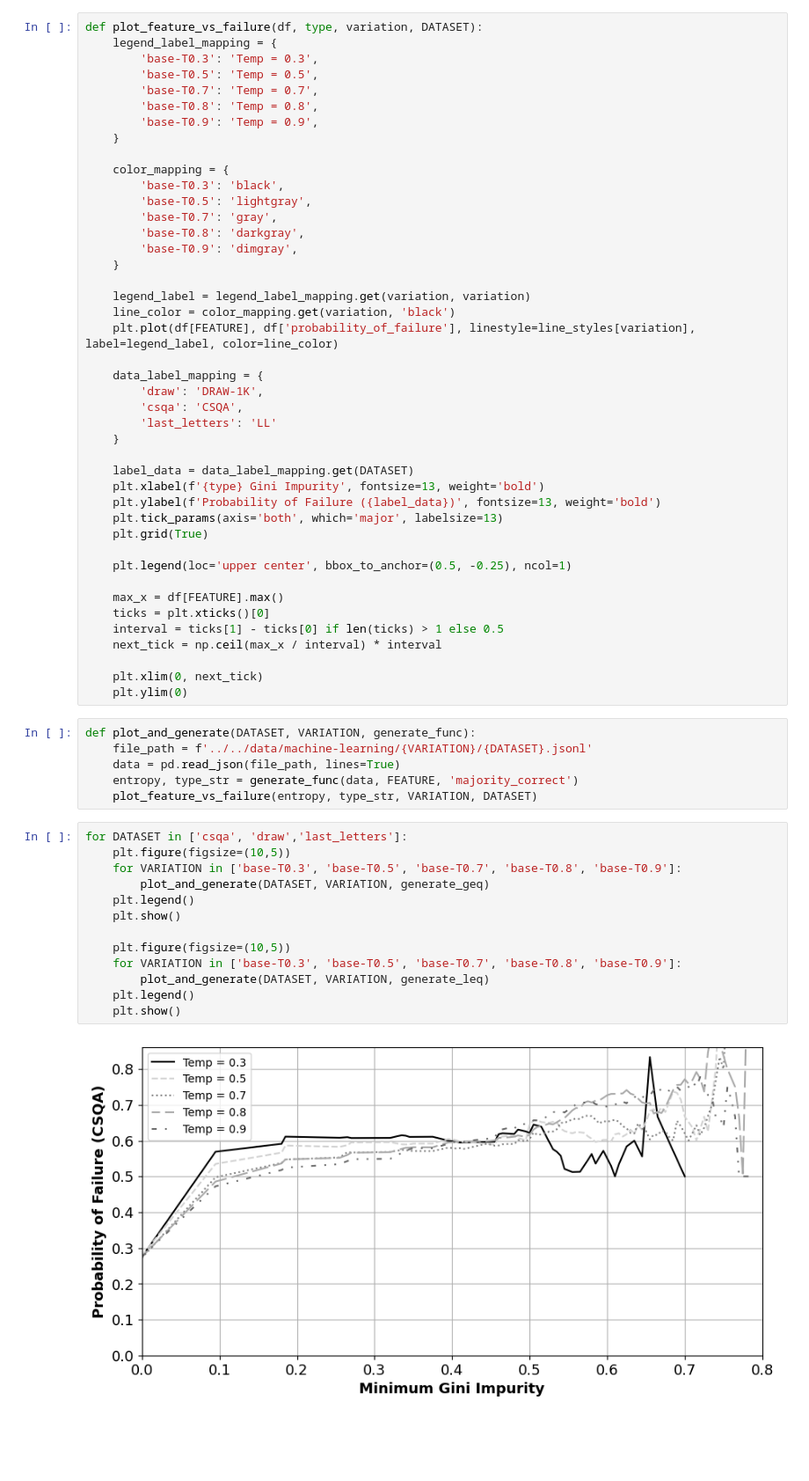
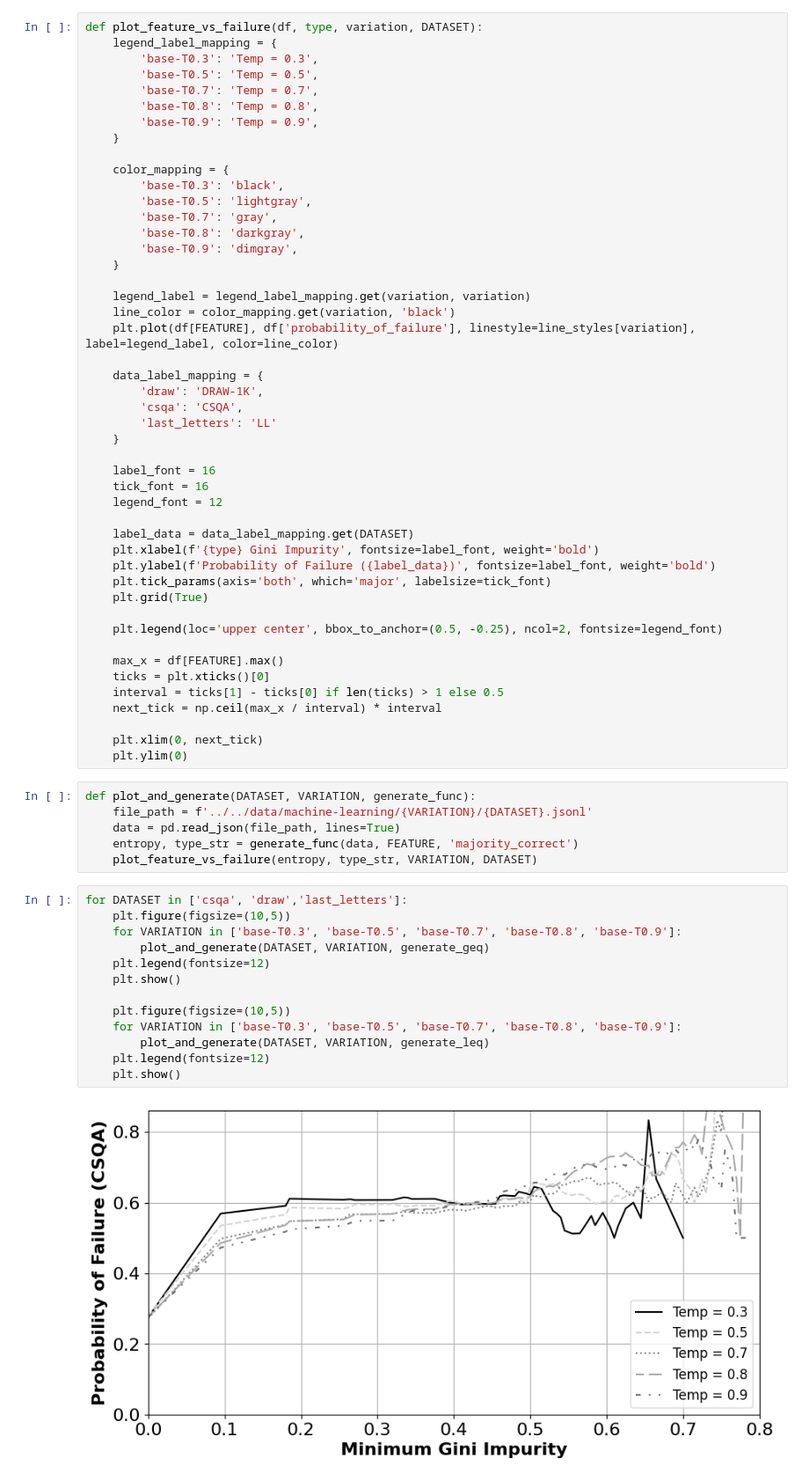
Before and after one commit to lab-v2/diversity_measures, a Jupyter notebook: scripts/analysis/eval_gini.ipynb, the cells around one changed output. Shown at 88% size. Saved outputs shown, nothing was run; the diff lists cells and outputs as text; blank space fills up the shorter version.

Commit message:
refactor: updated diagrams

```diff
--- a/scripts/analysis/eval_gini.ipynb
+++ b/scripts/analysis/eval_gini.ipynb
@@ -65,13 +65,17 @@ def plot_feature_vs_failure(df, type, variation, DATASET):
         'last_letters': 'LL'
     }
 
+    label_font = 16
+    tick_font = 16
+    legend_font = 12
+
     label_data = data_label_mapping.get(DATASET)
-    plt.xlabel(f'{type} Gini Impurity', fontsize=13, weight='bold')
-    plt.ylabel(f'Probability of Failure ({label_data})', fontsize=13, weight='bold')
-    plt.tick_params(axis='both', which='major', labelsize=13)
+    plt.xlabel(f'{type} Gini Impurity', fontsize=label_font, weight='bold')
+    plt.ylabel(f'Probability of Failure ({label_data})', fontsize=label_font, weight='bold')
+    plt.tick_params(axis='both', which='major', labelsize=tick_font)
     plt.grid(True)
 
-    plt.legend(loc='upper center', bbox_to_anchor=(0.5, -0.25), ncol=1)
+    plt.legend(loc='upper center', bbox_to_anchor=(0.5, -0.25), ncol=2, fontsize=legend_font)
 
     max_x = df[FEATURE].max()
     ticks = plt.xticks()[0]
@@ -89,15 +93,15 @@ def plot_and_generate(DATASET, VARIATION, generate_func):
 # %%
 for DATASET in ['csqa', 'draw','last_letters']:
     plt.figure(figsize=(10,5))
     for VARIATION in ['base-T0.3', 'base-T0.5', 'base-T0.7', 'base-T0.8', 'base-T0.9']:
         plot_and_generate(DATASET, VARIATION, generate_geq)
-    plt.legend()
+    plt.legend(fontsize=12)
     plt.show()
 
     plt.figure(figsize=(10,5))
     for VARIATION in ['base-T0.3', 'base-T0.5', 'base-T0.7', 'base-T0.8', 'base-T0.9']:
         plot_and_generate(DATASET, VARIATION, generate_leq)
-    plt.legend()
+    plt.legend(fontsize=12)
     plt.show()
 # %% [output]
-[figure, old version]
+[figure, new version]
```
Also changed, not shown: parts of 1 cell of this notebook, 4 other files.
